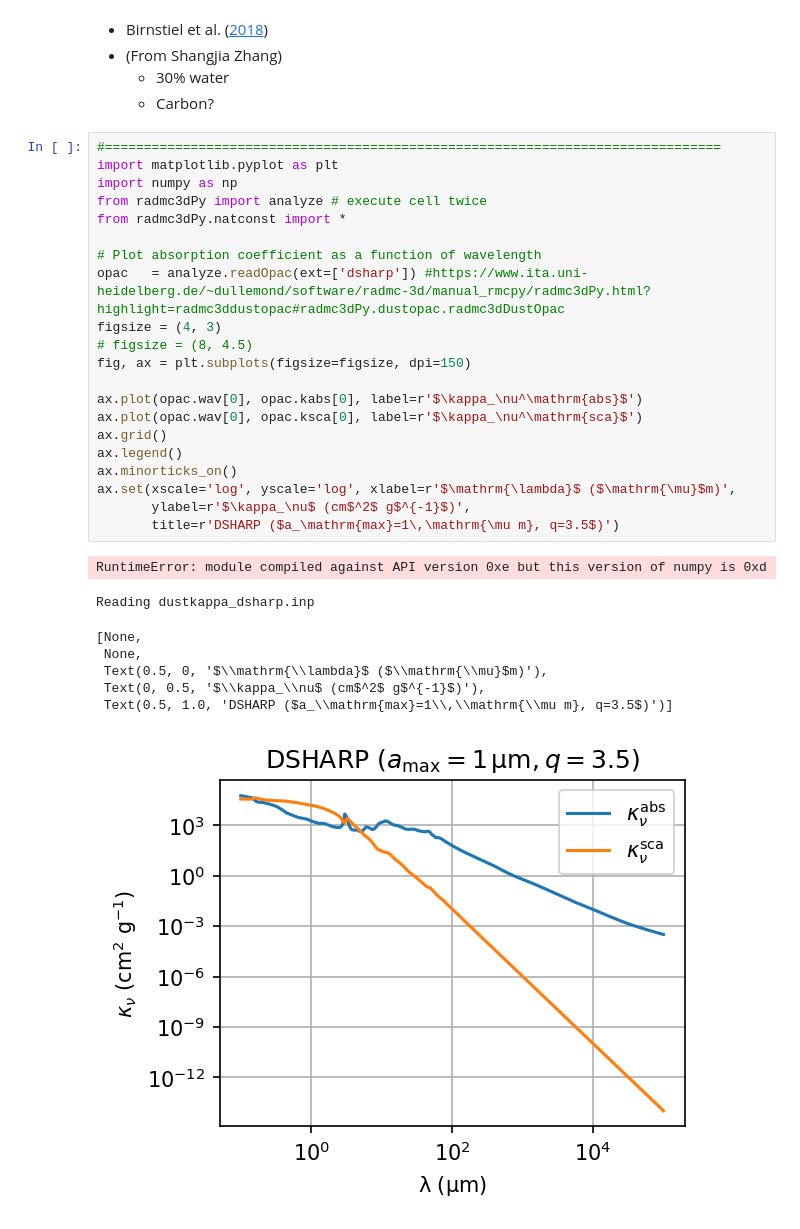
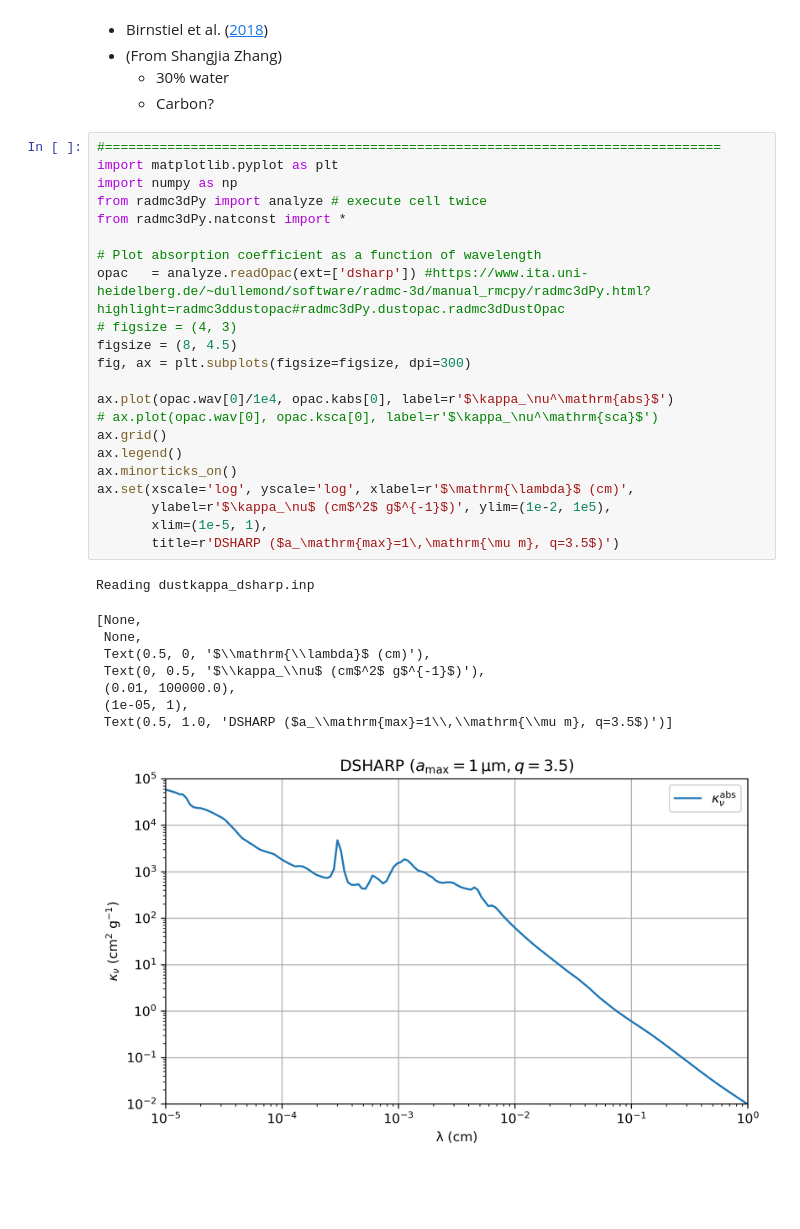
Before and after one commit to sabaronett/rad-hydro, a Jupyter notebook: radmc3d/dsharp_abs-sca-g/DSHARPAbsSca-g.ipynb, the cells around one changed output. Drawn from its saved outputs; the diff is of its cells as text; blank space fills up the shorter version.

```diff
--- a/radmc3d/dsharp_abs-sca-g/DSHARPAbsSca-g.ipynb
+++ b/radmc3d/dsharp_abs-sca-g/DSHARPAbsSca-g.ipynb
@@ -159,30 +315,32 @@ ax.tick_params(axis='both', which='both', right=True)
 # %%
 #===============================================================================
 import matplotlib.pyplot as plt
 import numpy as np
 from radmc3dPy import analyze # execute cell twice
 from radmc3dPy.natconst import *
 
 # Plot absorption coefficient as a function of wavelength
 opac   = analyze.readOpac(ext=['dsharp']) #https://www.ita.uni-heidelberg.de/~dullemond/software/radmc-3d/manual_rmcpy/radmc3dPy.html?highlight=radmc3ddustopac#radmc3dPy.dustopac.radmc3dDustOpac
-figsize = (4, 3)
-# figsize = (8, 4.5)
-fig, ax = plt.subplots(figsize=figsize, dpi=150)
+# figsize = (4, 3)
+figsize = (8, 4.5)
+fig, ax = plt.subplots(figsize=figsize, dpi=300)
 
-ax.plot(opac.wav[0], opac.kabs[0], label=r'$\kappa_\nu^\mathrm{abs}$')
-ax.plot(opac.wav[0], opac.ksca[0], label=r'$\kappa_\nu^\mathrm{sca}$')
+ax.plot(opac.wav[0]/1e4, opac.kabs[0], label=r'$\kappa_\nu^\mathrm{abs}$')
+# ax.plot(opac.wav[0], opac.ksca[0], label=r'$\kappa_\nu^\mathrm{sca}$')
 ax.grid()
 ax.legend()
 ax.minorticks_on()
-ax.set(xscale='log', yscale='log', xlabel=r'$\mathrm{\lambda}$ ($\mathrm{\mu}$m)',
-       ylabel=r'$\kappa_\nu$ (cm$^2$ g$^{-1}$)',
+ax.set(xscale='log', yscale='log', xlabel=r'$\mathrm{\lambda}$ (cm)',
+       ylabel=r'$\kappa_\nu$ (cm$^2$ g$^{-1}$)', ylim=(1e-2, 1e5),
+       xlim=(1e-5, 1),
        title=r'DSHARP ($a_\mathrm{max}=1\,\mathrm{\mu m}, q=3.5$)')
 # %% [output]
-RuntimeError: module compiled against API version 0xe but this version of numpy is 0xd
+Reading dustkappa_dsharp.inp
-Reading dustkappa_dsharp.inp
+[None,
+ None,
+ Text(0.5, 0, '$\\mathrm{\\lambda}$ (cm)'),
+ Text(0, 0.5, '$\\kappa_\\nu$ (cm$^2$ g$^{-1}$)'),
+ (0.01, 100000.0),
+ (1e-05, 1),
+ Text(0.5, 1.0, 'DSHARP ($a_\\mathrm{max}=1\\,\\mathrm{\\mu m}, q=3.5$)')]
-[None,
- None,
- Text(0.5, 0, '$\\mathrm{\\lambda}$ ($\\mathrm{\\mu}$m)'),
- Text(0, 0.5, '$\\kappa_\\nu$ (cm$^2$ g$^{-1}$)'),
- Text(0.5, 1.0, 'DSHARP ($a_\\mathrm{max}=1\\,\\mathrm{\\mu m}, q=3.5$)')]
-[figure, old version]
+[figure, new version]
```
Also changed, not shown: parts of 17 cells of this notebook, 4 other files.
